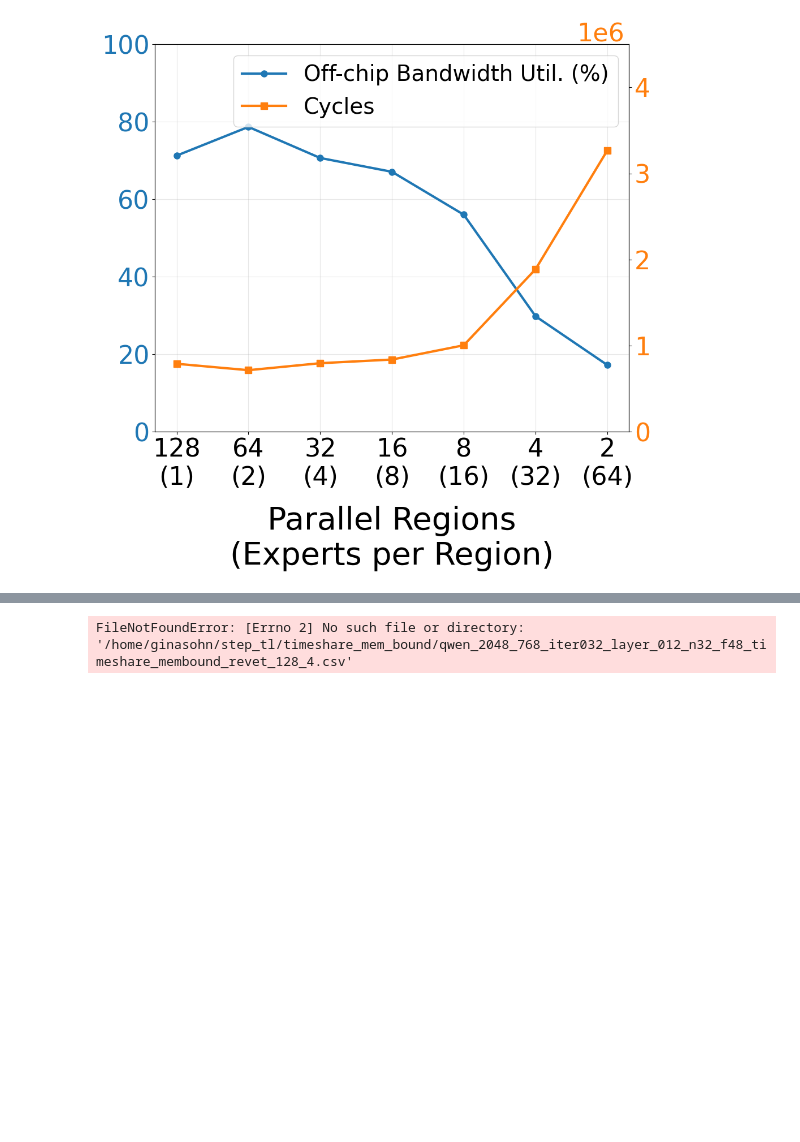
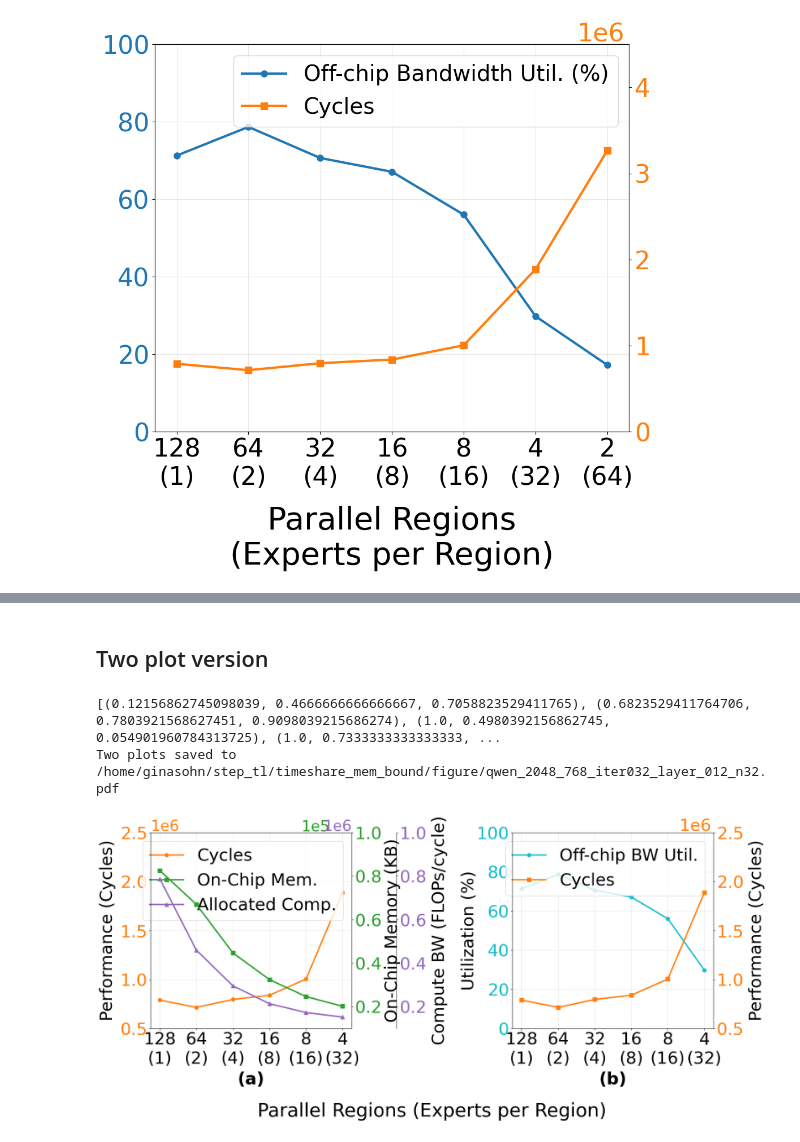
Before and after one commit to gina7484/step_artifact, a Jupyter notebook: timeshare_mem_bound/timeshare_membound_vis.ipynb, the cells around one changed output, grey strips where cells are left out. Saved outputs shown, nothing was run; the diff lists cells and outputs as text; code cells hidden in the pictures; blank space fills up the shorter version.

```diff
--- a/timeshare_mem_bound/timeshare_membound_vis.ipynb
+++ b/timeshare_mem_bound/timeshare_membound_vis.ipynb
@@ -944,0 +1595,2 @@ Three plots saved to /home/ginasohn/step_tl/timeshare_mem_bound/figure/qwen_iter
+# %% [markdown]
+## Two plot version
@@ -945,35 +1793,25 @@ Three plots saved to /home/ginasohn/step_tl/timeshare_mem_bound/figure/qwen_iter
 # %%
-outfile = "/home/ginasohn/step_tl/timeshare_mem_bound/figure/qwen_2048_768_iter032_layer_012_round_1_f48_timeshare_membound_dyn_tile_09071731.csv"
+outfile = "/home/ginasohn/step_tl/timeshare_mem_bound/figure/qwen_2048_768_iter032_layer_012_n32.pdf"
 
-utilization_scale=(3,40)
 on_chip_scale=(1*1e4,10*1e4)
 allocated_flops_scale=(1*1e5,10*1e5)
-
 cycles_scale=(0.5*1e6,2.5*1e6)
-bandwidth_scale=(3,40)
-
-cycles_scale_2=(0.5*1e6,2.5*1e6) # cycles
 bandwidth_scale_2=(0,100)
 
-utilization_scale=None
-on_chip_scale=None
-allocated_flops_scale=None
-
-cycles_scale=None
-bandwidth_scale=None
-
-cycles_scale_2=None
-bandwidth_scale_2=None
+# on_chip_scale=None
+# allocated_flops_scale=None
+# cycles_scale=None
+# bandwidth_scale_2=None
 
 
-create_three_plots_pdf('/home/ginasohn/step_tl/timeshare_mem_bound/qwen_2048_768_iter032_layer_012_n32_f48_timeshare_membound_revet_128_4.csv',
+create_two_plots_pdf('/home/ginasohn/step_tl/timeshare_mem_bound/figure/qwen_2048_768_iter032_layer_012_n32_f48_timeshare_membound_revet_128_4.csv',
     outfile,
-    utilization_scale=utilization_scale,
+    cycles_scale=cycles_scale,
     on_chip_scale=on_chip_scale,
     allocated_flops_scale=allocated_flops_scale,
-    cycles_scale=cycles_scale,
-    bandwidth_scale=bandwidth_scale,
-    cycles_scale_2=cycles_scale_2,
-    bandwidth_scale_2=bandwidth_scale_2)
+    bandwidth_scale_2=bandwidth_scale_2,
+    cycles_scale_2=cycles_scale)
 # %% [output]
-FileNotFoundError: [Errno 2] No such file or directory: '/home/ginasohn/step_tl/timeshare_mem_bound/qwen_2048_768_iter032_layer_012_n32_f48_timeshare_membound_revet_128_4.csv'
+[(0.12156862745098039, 0.4666666666666667, 0.7058823529411765), (0.6823529411764706, 0.7803921568627451, 0.9098039215686274), (1.0, 0.4980392156862745, 0.054901960784313725), (1.0, 0.7333333333333333, ...
+Two plots saved to /home/ginasohn/step_tl/timeshare_mem_bound/figure/qwen_2048_768_iter032_layer_012_n32.pdf
+[figure, added]
```
Also changed, not shown: parts of 17 cells of this notebook, 13 other files.
